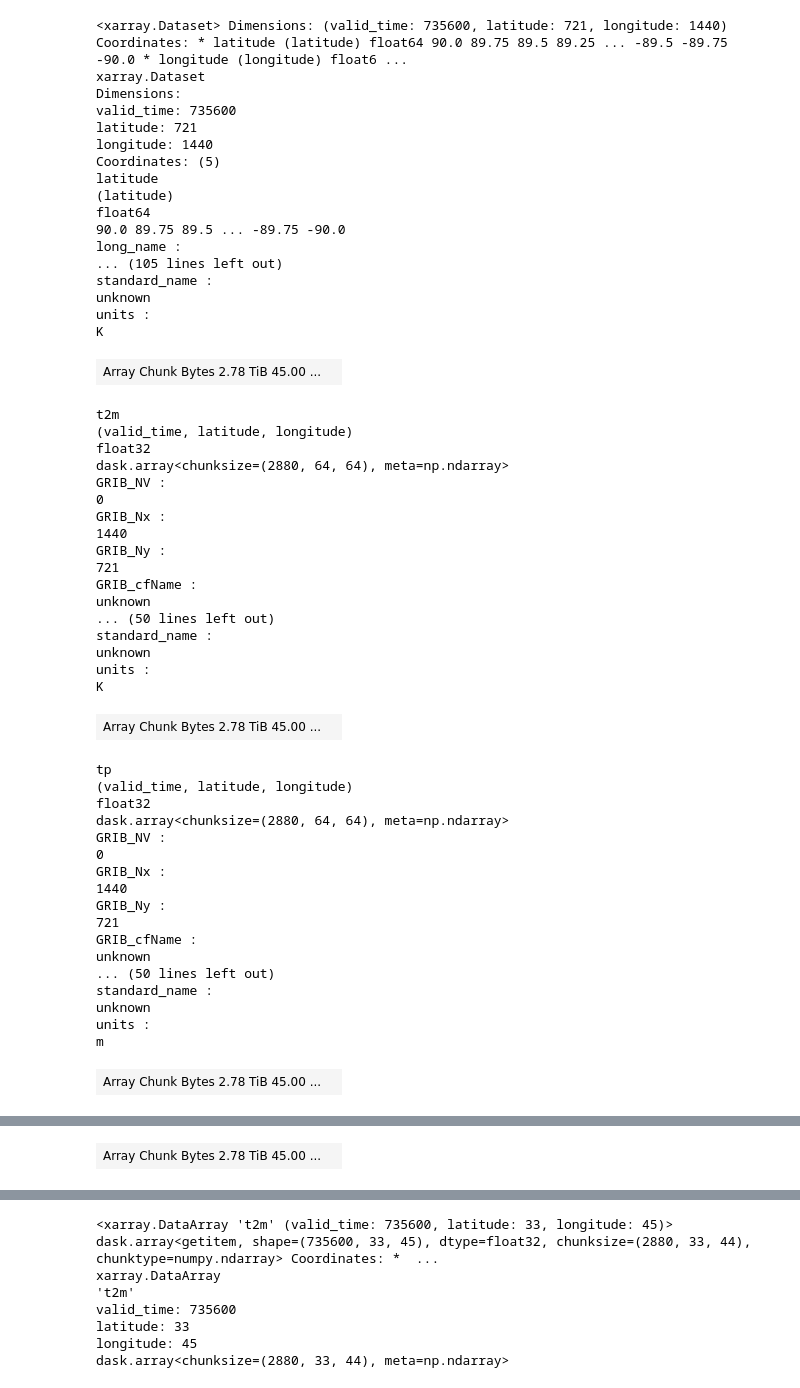
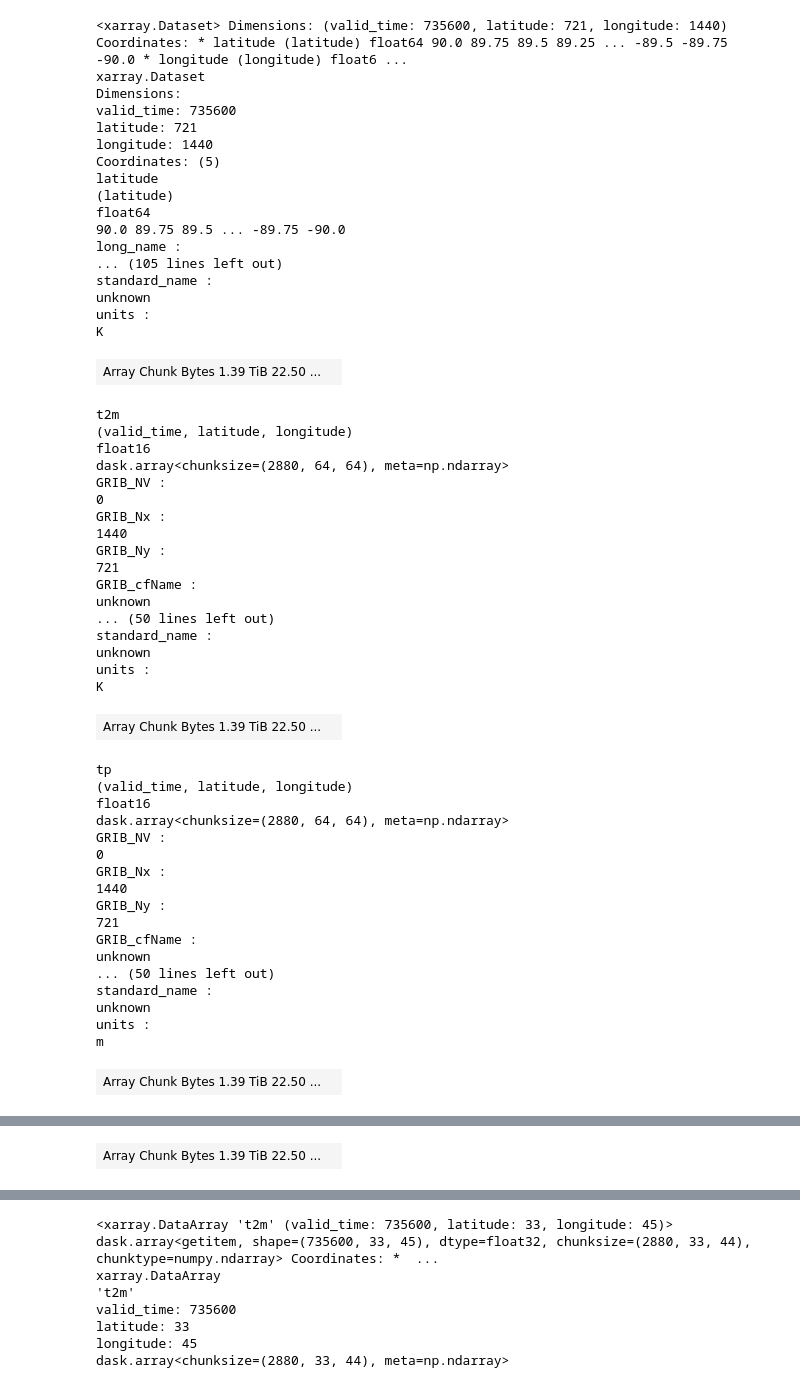
Before and after one commit to bopen/earthdatahub-notebooks, a Jupyter notebook: use-cases/tutorial-era5-reanalysis-era5-single-levels.ipynb, the cells around one changed output, grey strips where cells are left out. Drawn from its saved outputs; the diff is of its cells as text; code cells hidden in the pictures.

```diff
--- a/use-cases/tutorial-era5-reanalysis-era5-single-levels.ipynb
+++ b/use-cases/tutorial-era5-reanalysis-era5-single-levels.ipynb
@@ -45,30 +25,36 @@ Xarray and Dask work together following a lazy principle. This means operations
 
 To preview the data, only the dataset metadata must be downloaded. Xarray does this automatically:
 # %%
-ds = xr.open_dataset('s3://ecmwf-era5-single-levels/reanalysis-era5-single-levels.zarr', chunks={}, engine="zarr").astype("float32")
+import xarray as xr
+
+ds = xr.open_dataset(
+    "s3://ecmwf-era5-single-levels/reanalysis-era5-single-levels.zarr",
+    chunks={},
+    engine="zarr",
+)
 ds
 # %% [output]
 <xarray.Dataset> Dimensions: (valid_time: 735600, latitude: 721, longitude: 1440) Coordinates: * latitude (latitude) float64 90.0 89.75 89.5 89.25 ... -89.5 -89.75 -90.0 * longitude (longitude) float6 ...
 xarray.Dataset
 Dimensions:
 valid_time: 735600
 latitude: 721
 longitude: 1440
 Coordinates: (5)
 latitude
 (latitude)
 float64
 90.0 89.75 89.5 ... -89.75 -90.0
 long_name :
 ... (105 lines left out)
 standard_name :
 unknown
 units :
 K
-| Array Chunk Bytes 2.78 TiB 45.00 ... |  |
+| Array Chunk Bytes 1.39 TiB 22.50 ... |  |
 t2m
 (valid_time, latitude, longitude)
-float32
+float16
 dask.array<chunksize=(2880, 64, 64), meta=np.ndarray>
 GRIB_NV :
 0
@@ -83,10 +69,10 @@ standard_name :
 unknown
 units :
 K
-| Array Chunk Bytes 2.78 TiB 45.00 ... |  |
+| Array Chunk Bytes 1.39 TiB 22.50 ... |  |
 tp
 (valid_time, latitude, longitude)
-float32
+float16
 dask.array<chunksize=(2880, 64, 64), meta=np.ndarray>
 GRIB_NV :
 0
@@ -101,6 +87,6 @@ standard_name :
 unknown
 units :
 m
-| Array Chunk Bytes 2.78 TiB 45.00 ... |  |
+| Array Chunk Bytes 1.39 TiB 22.50 ... |  |
 u10
 (valid_time, latitude, longitude)
@@ -119,6 +105,6 @@ standard_name :
 unknown
 units :
 m s**-1
-| Array Chunk Bytes 2.78 TiB 45.00 ... |  |
+| Array Chunk Bytes 1.39 TiB 22.50 ... |  |
 v10
 (valid_time, latitude, longitude)
```
Also changed, not shown: parts of 18 cells of this notebook.
